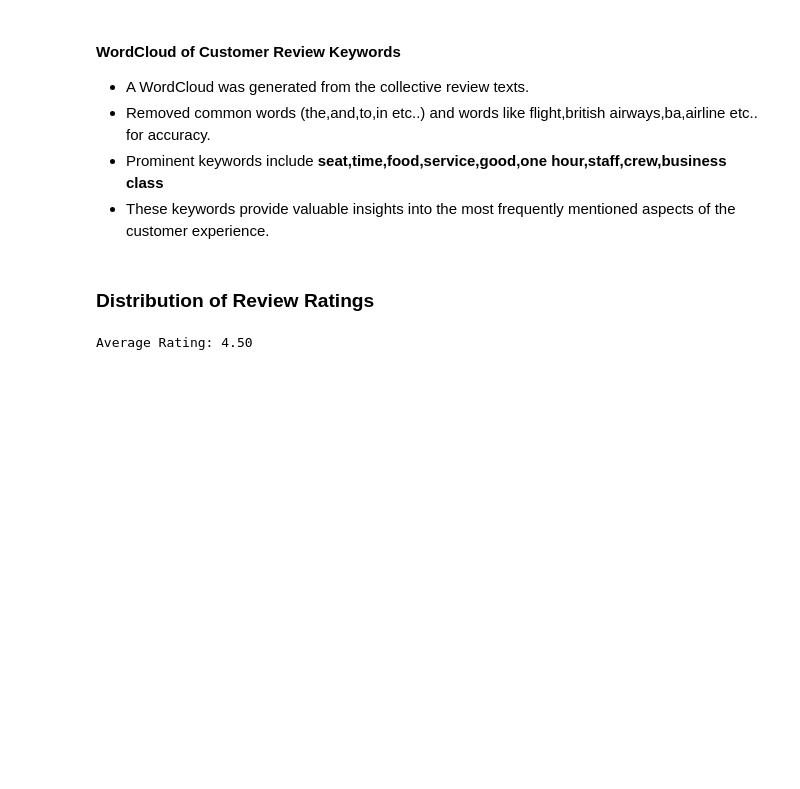
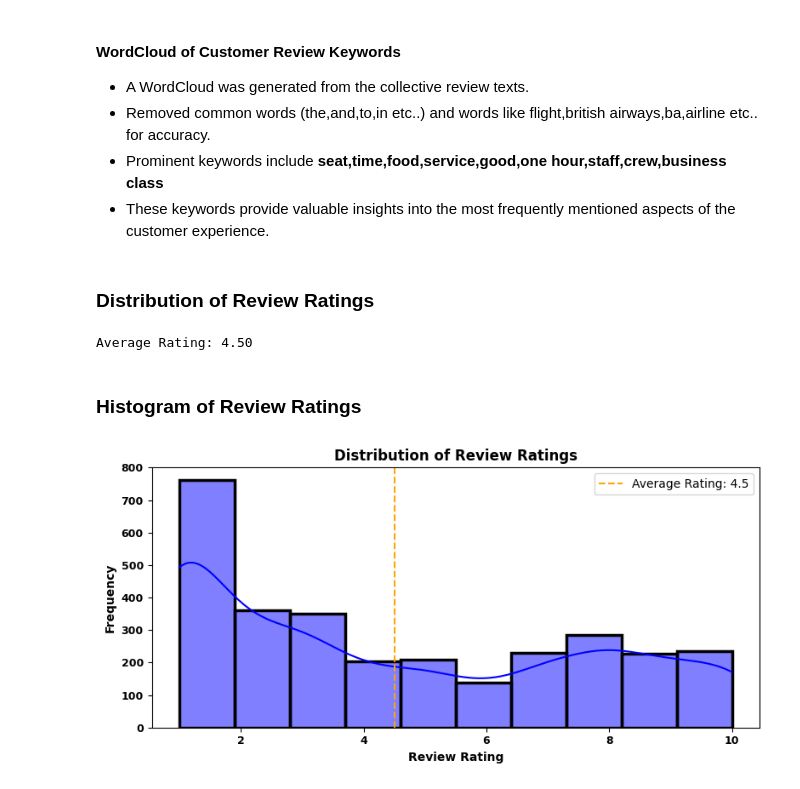
Before and after one commit to RIZWAN-VY/British_Airways_Virtual_Intership, a Jupyter notebook: Data_Analysis_and_Visualization.ipynb, the cells around one changed output. Saved outputs shown, nothing was run; the diff lists cells and outputs as text; code cells hidden in the pictures; blank space fills up the shorter version.

Commit message:
Histogram of Review Rating

```diff
--- a/Data_Analysis_and_Visualization.ipynb
+++ b/Data_Analysis_and_Visualization.ipynb
@@ -154,3 +155,23 @@ average_rating = df['REVIEW_RATING'].mean()
 print(f"Average Rating: {average_rating:.2f}")
 # %% [output]
 Average Rating: 4.50
+# %% [markdown]
+### Histogram of Review Ratings
+# %%
+plt.figure(figsize=(8,4))
+sns.histplot(data=df, x='REVIEW_RATING', bins=10, kde=True, color='blue', linewidth=2.5)
+
+# Adding vertical line for average rating
+plt.axvline(x=average_rating, color='orange', linestyle='--', label=f'Average Rating: {average_rating:.1f}')
+plt.legend()
+
+plt.title('Distribution of Review Ratings', fontsize=12,fontweight='bold')
+plt.xlabel('Review Rating', fontsize=10,fontweight='bold')
+plt.ylabel('Frequency', fontsize=10,fontweight='bold')
+plt.xticks(fontsize=9,fontweight='bold')
+plt.yticks(fontsize=9,fontweight='bold')
+
+plt.tight_layout()
+plt.show()
+# %% [output]
+[figure, added]
```
Also changed, not shown: parts of 2 cells of this notebook.
